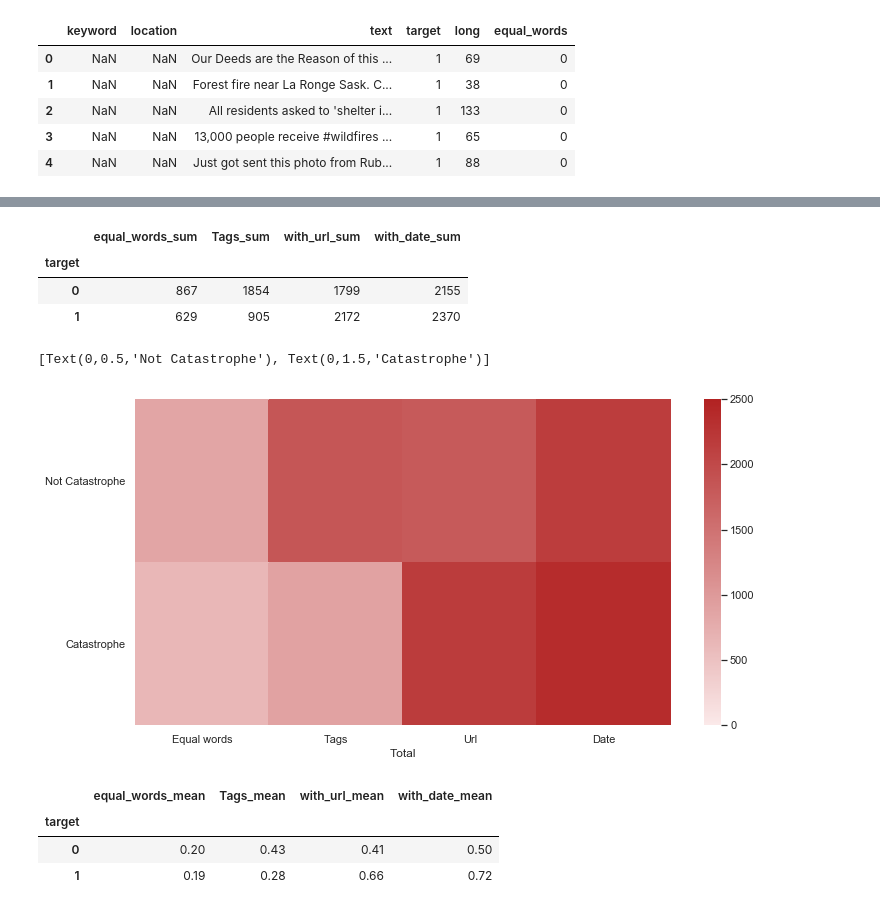
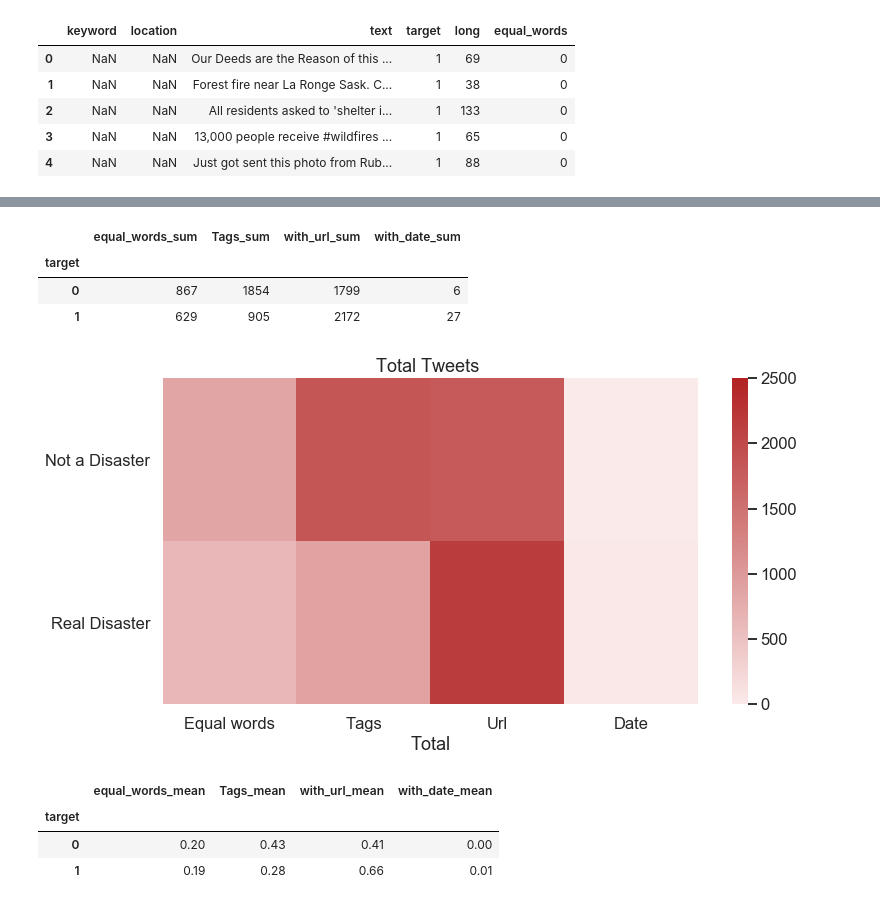
Before and after one commit to AgustinLeguizamon/datos_tp_1, a Jupyter notebook: TP1Martín.ipynb, the cells around one changed output, grey strips where cells are left out. Saved outputs shown, nothing was run; the diff lists cells and outputs as text; code cells hidden in the pictures.

```diff
--- a/TP1Martín.ipynb
+++ b/TP1Martín.ipynb
@@ -362,4 +369,0 @@ fig.axes.set_xticklabels(['Without url', 'With url'])
-# %%
-df['with_date'] = df.text.str.contains('\w*\d\w*').astype(int)
-date_count = df.groupby(['with_date'])['target'].agg({'sum','count'}).reset_index()
-date_count.rename(columns={'sum' : 'Total de catastrofes', 'count':'Total de tweets'}, inplace=True)
@@ -374,0 +370,6 @@ fig.axes.set_xticklabels(['Without date', 'With date'])
+# %%
+df['with_date'] = df.text.str.contains('((\d{2})[/.-](\d{2})[/.-](\d{4})|(\d{4})[/.-](\d{2})[/.-](\d{2})|(\d{2})[/.-](\d{2})[/.-](\d{2})|(\d{2})[/.-](?:Jan|Feb|Mar|Apr|May|Jun|Jul|Aug|Sep|Oct|Nov|Dec)[/.-](\d{4})|(\d{4})[/.-](?:Jan|Feb|Mar|Apr|May|Jun|Jul|Aug|Sep|Oct|Nov|Dec)[/.-](\d{2})|(\d{2})[/.-](?:Jan|Feb|Mar|Apr|May|Jun|Jul|Aug|Sep|Oct|Nov|Dec)[/.-](\d{4}))', regex=True).astype(int)
+
+date_count = df.groupby(['with_date'])['target'].agg({'sum','count'}).reset_index()
+date_count.rename(columns={'sum' : 'Total disasters', 'count':'Total tweets'}, inplace=True)
+date_count.head()
@@ -375,7 +399,7 @@ fig.axes.set_xticklabels(['Without date', 'With date'])
 # %%
-dfcor = df.drop(columns=['keyword', 'location', 'text', 'long'])
+dfcor = df.drop(columns=['keyword', 'location', 'text'])
 # %%
-df2=dfcor.groupby('target').agg(['sum'])
+df2=dfcor.drop(columns=['long']).groupby('target').agg(['sum'])
 level0= df2.columns.get_level_values(0)
 level1= df2.columns.get_level_values(1)
 df2.columns = level0 + '_' + level1
@@ -383,23 +407,24 @@ df2.head()
 # %% [output]
 |  | equal_words_sum | Tags_sum | with_url_sum | with_date_sum |
 | target |  |  |  |  |
-| 0 | 867 | 1854 | 1799 | 2155 |
-| 1 | 629 | 905 | 2172 | 2370 |
+| 0 | 867 | 1854 | 1799 | 6 |
+| 1 | 629 | 905 | 2172 | 27 |
 # %%
+sns.set_context("talk")
 plt.figure(figsize=(12,6))
 cmap = sns.light_palette(color='firebrick',as_cmap=True)
 fig=sns.heatmap(df2, vmin=0, vmax=2500, cmap=cmap,
             xticklabels=['Equal words', 'Tags', 'Url', 'Date'],
-            yticklabels=['Not Catastrophe', 'Catastrophe'], robust=True)
+            yticklabels=['Not a Disaster', 'Real Disaster'], robust=True)
 fig.set(xlabel="Total",
-      ylabel="")
+      ylabel="", title="Total Tweets ")
 
 fig.set_yticklabels(fig.get_yticklabels(), rotation =0)
+plt.savefig('heat.png',bbox_inches='tight')
 # %% [output]
-[Text(0,0.5,'Not Catastrophe'), Text(0,1.5,'Catastrophe')]
-[figure, old version]
+[figure, new version]
 # %%
-df3=dfcor.groupby('target').agg(['mean'])
+df3=dfcor.drop(columns='long').groupby('target').agg(['mean'])
 level0= df3.columns.get_level_values(0)
 level1= df3.columns.get_level_values(1)
 df3.columns = level0 + '_' + level1
@@ -407,8 +432,8 @@ df3.head()
 # %% [output]
 |  | equal_words_mean | Tags_mean | with_url_mean | with_date_mean |
 | target |  |  |  |  |
-| 0 | 0.20 | 0.43 | 0.41 | 0.50 |
-| 1 | 0.19 | 0.28 | 0.66 | 0.72 |
+| 0 | 0.20 | 0.43 | 0.41 | 0.00 |
+| 1 | 0.19 | 0.28 | 0.66 | 0.01 |
 # %%
 plt.figure(figsize=(12,6))
 fig = sns.heatmap(df3, vmin=0, vmax=1, cmap="YlGnBu",
```
Also changed, not shown: parts of 18 cells of this notebook.
